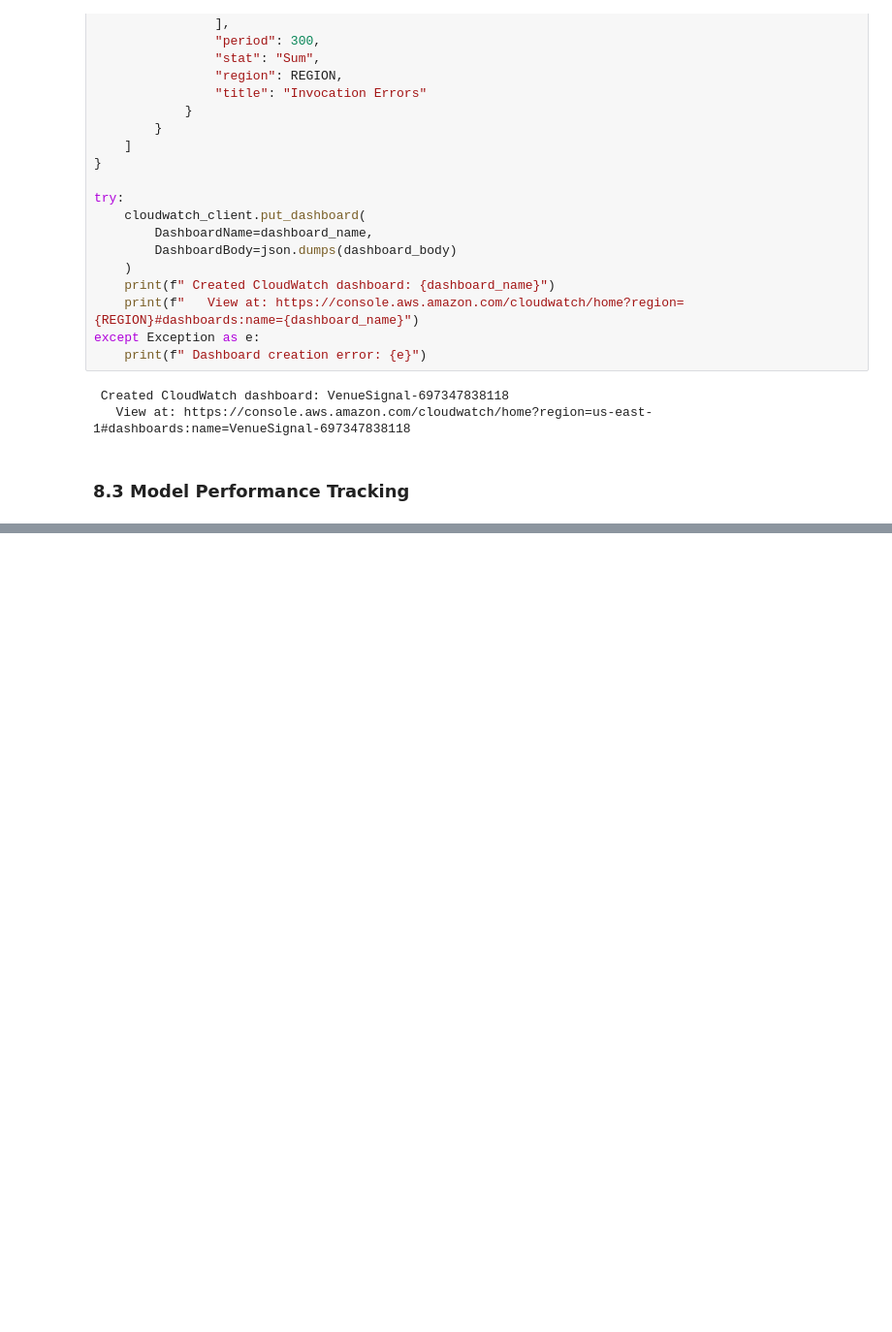
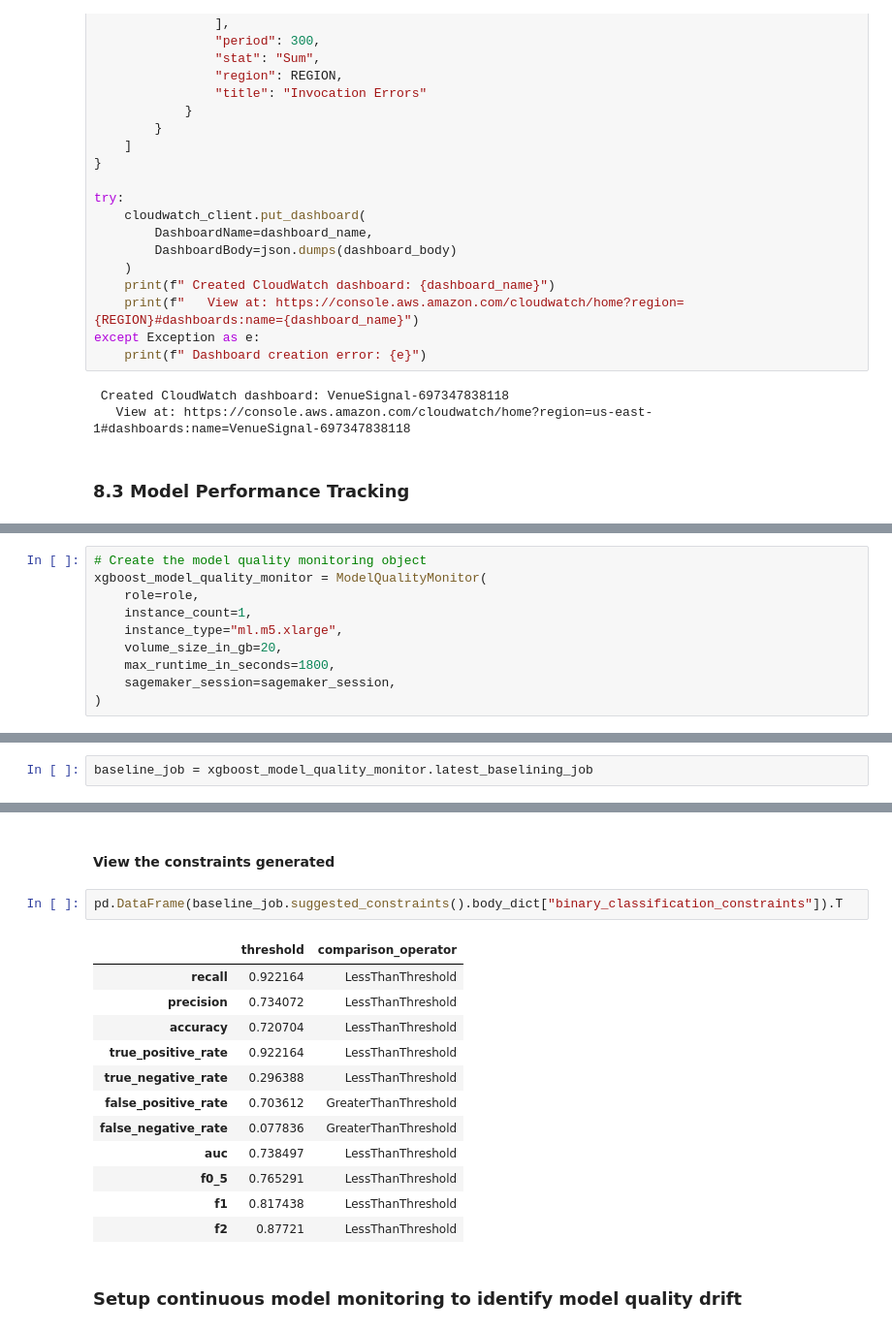
Before and after one commit to omarsagoo/VenueSignal, a Jupyter notebook: Full_Pipeline.ipynb, the cells around one changed output, grey strips where cells are left out. Shown at 97% size. Saved outputs shown, nothing was run; the diff lists cells and outputs as text; blank space fills up the shorter version.

Commit message:
move notebooks to new directory, add model monitoring steps, add cleanup notebook

```diff
--- a/Full_Pipeline.ipynb
+++ b/Full_Pipeline.ipynb
@@ -3902,0 +3998,10 @@ XGBOOST IMPROVEMENTS OVER BASELINES
+# %%
+# Create the model quality monitoring object
+xgboost_model_quality_monitor = ModelQualityMonitor(
+    role=role,
+    instance_count=1,
+    instance_type="ml.m5.xlarge",
+    volume_size_in_gb=20,
+    max_runtime_in_seconds=1800,
+    sagemaker_session=sagemaker_session,
+)
@@ -3902,0 +4029,2 @@ XGBOOST IMPROVEMENTS OVER BASELINES
+# %%
+baseline_job = xgboost_model_quality_monitor.latest_baselining_job
@@ -3902,0 +4054,19 @@ XGBOOST IMPROVEMENTS OVER BASELINES
+# %% [markdown]
+#### View the constraints generated
+# %%
+pd.DataFrame(baseline_job.suggested_constraints().body_dict["binary_classification_constraints"]).T
+# %% [output]
+|  | threshold | comparison_operator |
+| recall | 0.922164 | LessThanThreshold |
+| precision | 0.734072 | LessThanThreshold |
+| accuracy | 0.720704 | LessThanThreshold |
+| true_positive_rate | 0.922164 | LessThanThreshold |
+| true_negative_rate | 0.296388 | LessThanThreshold |
+| false_positive_rate | 0.703612 | GreaterThanThreshold |
+| false_negative_rate | 0.077836 | GreaterThanThreshold |
+| auc | 0.738497 | LessThanThreshold |
+| f0_5 | 0.765291 | LessThanThreshold |
+| f1 | 0.817438 | LessThanThreshold |
+| f2 | 0.87721 | LessThanThreshold |
+# %% [markdown]
+### Setup continuous model monitoring to identify model quality drift
```
Also changed, not shown: parts of 66 cells of this notebook, 2 other files.
